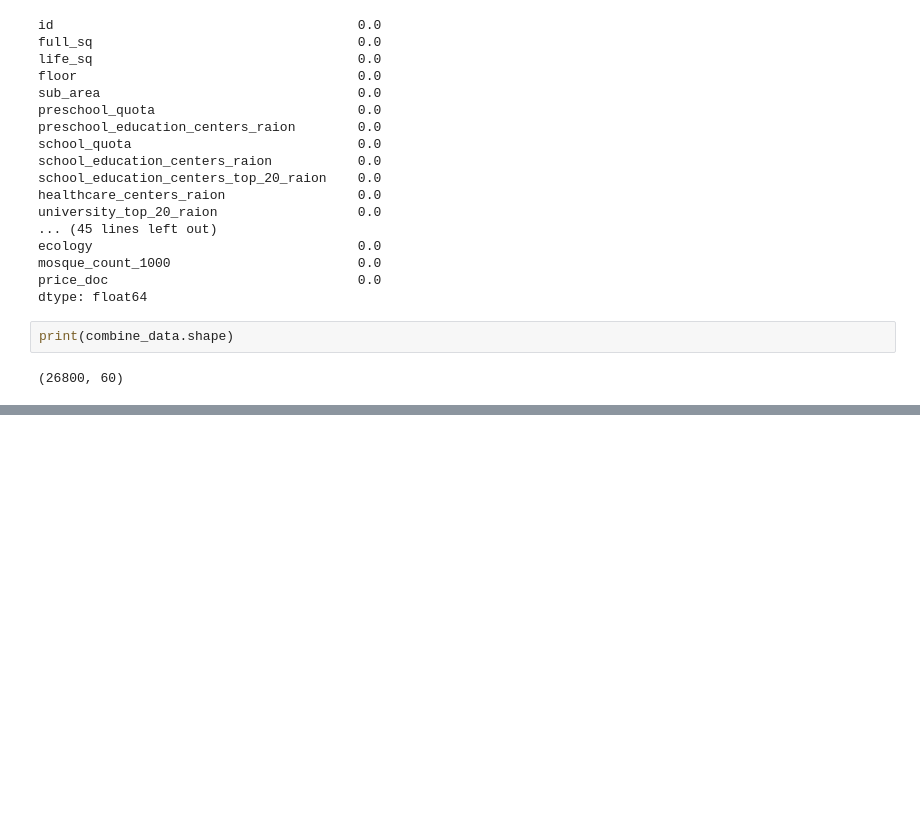
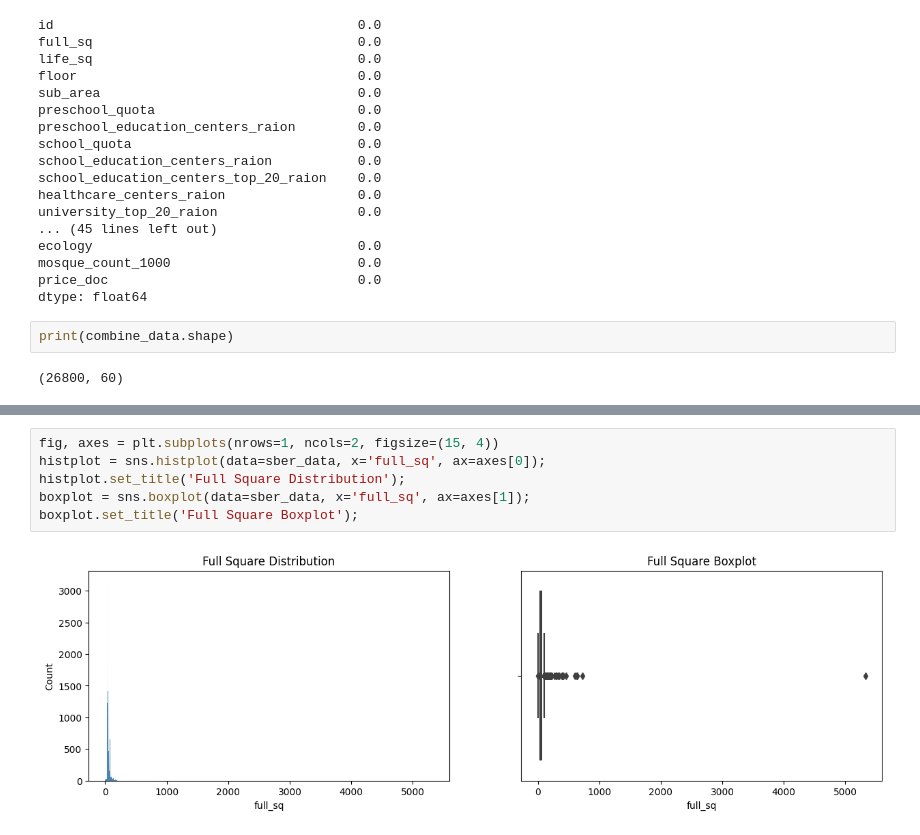
Before and after one commit to Balzhir/sf_game_v2_08.2022, a Jupyter notebook: my_Skillfactory_course/PYTHON-14/PY-14_sber.ipynb, the cells around one changed output, grey strips where cells are left out. Drawn from its saved outputs; the diff is of its cells as text; blank space fills up the shorter version.

```diff
--- a/my_Skillfactory_course/PYTHON-14/PY-14_sber.ipynb
+++ b/my_Skillfactory_course/PYTHON-14/PY-14_sber.ipynb
@@ -281,0 +332,8 @@ print(combine_data.shape)
+# %%
+fig, axes = plt.subplots(nrows=1, ncols=2, figsize=(15, 4))
+histplot = sns.histplot(data=sber_data, x='full_sq', ax=axes[0]);
+histplot.set_title('Full Square Distribution');
+boxplot = sns.boxplot(data=sber_data, x='full_sq', ax=axes[1]);
+boxplot.set_title('Full Square Boxplot');
+# %% [output]
+[figure, added]
```
Also changed, not shown: parts of 18 cells of this notebook.
